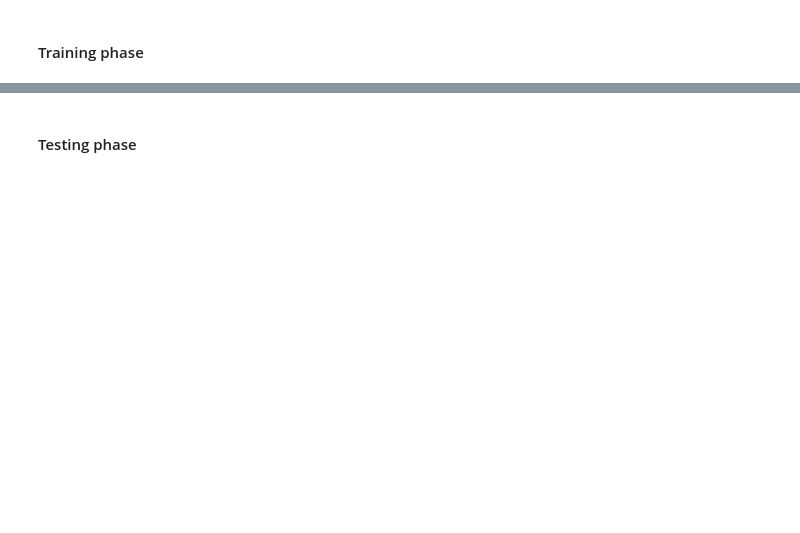
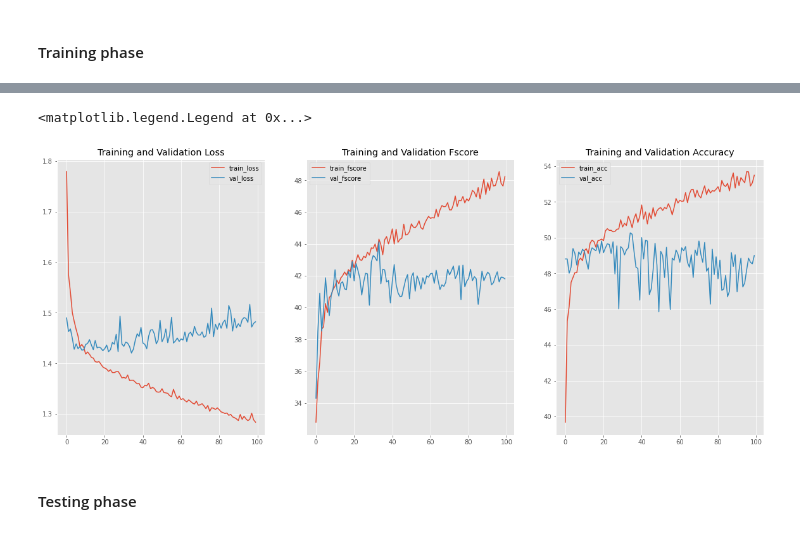
Before and after one commit to siddhantpathakk/EmotionNet, a Jupyter notebook: audio/train.ipynb, the cells around one changed output, grey strips where cells are left out. Drawn from its saved outputs; the diff is of its cells as text; code cells hidden in the pictures; blank space fills up the shorter version.

```diff
--- a/audio/train.ipynb
+++ b/audio/train.ipynb
@@ -73,5 +90,11 @@ train_loader, valid_loader, test_loader = get_MELD_loaders(path = args.dir + 'ME
 # %% [markdown]
 #### Training phase
 # %%
-model, metrics, best_label, best_pred, best_mask, best_attn, test_class_report = trainer(args, model, train_loader, valid_loader, test_loader, optimizer, loss_function)
+model, metrics, best_label, best_pred, best_mask, best_attn, test_class_report = trainer(args=args,
+                                                                                         model=model,
+                                                                                         train_loader=train_loader,
+                                                                                         valid_loader=valid_loader,
+                                                                                         test_loader=test_loader,
+                                                                                         optimizer=optimizer,
+                                                                                         loss_function=loss_function)
 # %% [output]
@@ -98,3 +119,31 @@ NameError: name 'metrics' is not defined
+# %%
+# plot the training and validation loss and accuracy
+import matplotlib.pyplot as plt
+
+plt.style.use("ggplot")
+
+fig = plt.figure(figsize=(20, 8))
+
+plt.subplot(1, 3, 1)
+plt.plot(train_losses, label='train_loss')
+plt.plot(test_losses, label='val_loss')
+plt.title('Training and Validation Loss')
+plt.legend()
+
+plt.subplot(1, 3, 2)
+plt.plot(train_fscores, label='train_fscore')
+plt.plot(test_fscores, label='val_fscore')
+plt.title('Training and Validation Fscore')
+plt.legend()
+
+plt.subplot(1, 3, 3)
+plt.plot(train_accs, label='train_acc')
+plt.plot(test_accs, label='val_acc')
+plt.title('Training and Validation Accuracy')
+plt.legend()
+# %% [output]
+<matplotlib.legend.Legend at 0x...>
+[figure, added]
 # %% [markdown]
 #### Testing phase
 # %%
```
Also changed, not shown: parts of 16 cells of this notebook, 13 other files.
